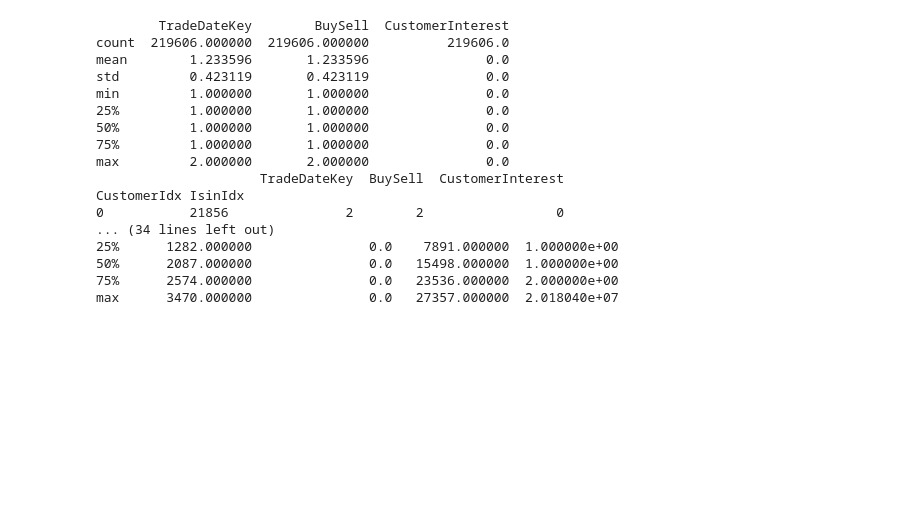
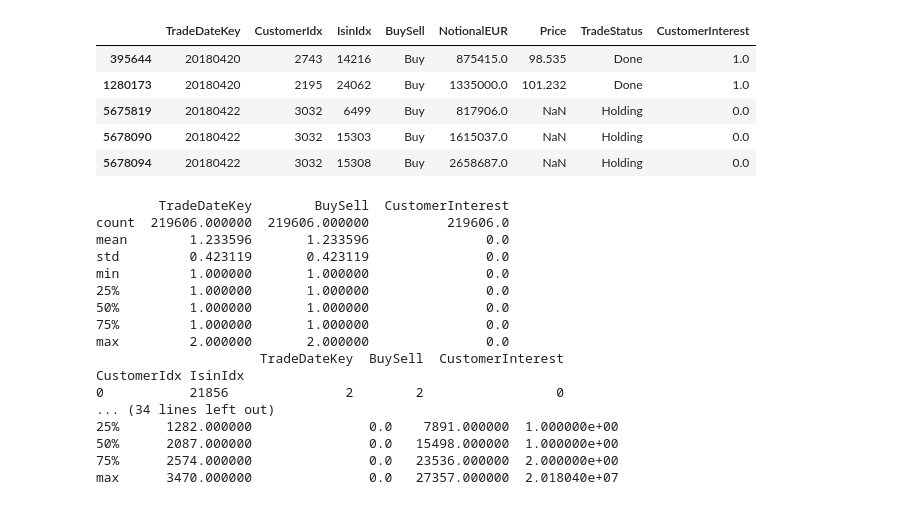
Before and after one commit to FilippoPedrazziniFP/DSG, a Jupyter notebook: notebooks/trade_analysis.ipynb, the cells around one changed output. Saved outputs shown, nothing was run; the diff lists cells and outputs as text; code cells hidden in the pictures; blank space fills up the shorter version.

```diff
--- a/notebooks/trade_analysis.ipynb
+++ b/notebooks/trade_analysis.ipynb
@@ -16,3 +23,12 @@ Index(['TradeDateKey', 'CustomerIdx', 'IsinIdx', 'BuySell', 'NotionalEUR',
+# %%
+df_trade.sort_values("TradeDateKey", ascending=True).tail(100)
+# %% [output]
+|  | TradeDateKey | CustomerIdx | IsinIdx | BuySell | NotionalEUR | Price | TradeStatus | CustomerInterest |
+| 395644 | 20180420 | 2743 | 14216 | Buy | 875415.0 | 98.535 | Done | 1.0 |
+| 1280173 | 20180420 | 2195 | 24062 | Buy | 1335000.0 | 101.232 | Done | 1.0 |
+| 5675819 | 20180422 | 3032 | 6499 | Buy | 817906.0 | NaN | Holding | 0.0 |
+| 5678090 | 20180422 | 3032 | 15303 | Buy | 1615037.0 | NaN | Holding | 0.0 |
+| 5678094 | 20180422 | 3032 | 15308 | Buy | 2658687.0 | NaN | Holding | 0.0 |
 # %%
 # Filter the data
 df_trade = df_trade[df_trade["TradeDateKey"] >= 20171008]
```
Also changed, not shown: parts of 1 cell of this notebook, 10 other files.
